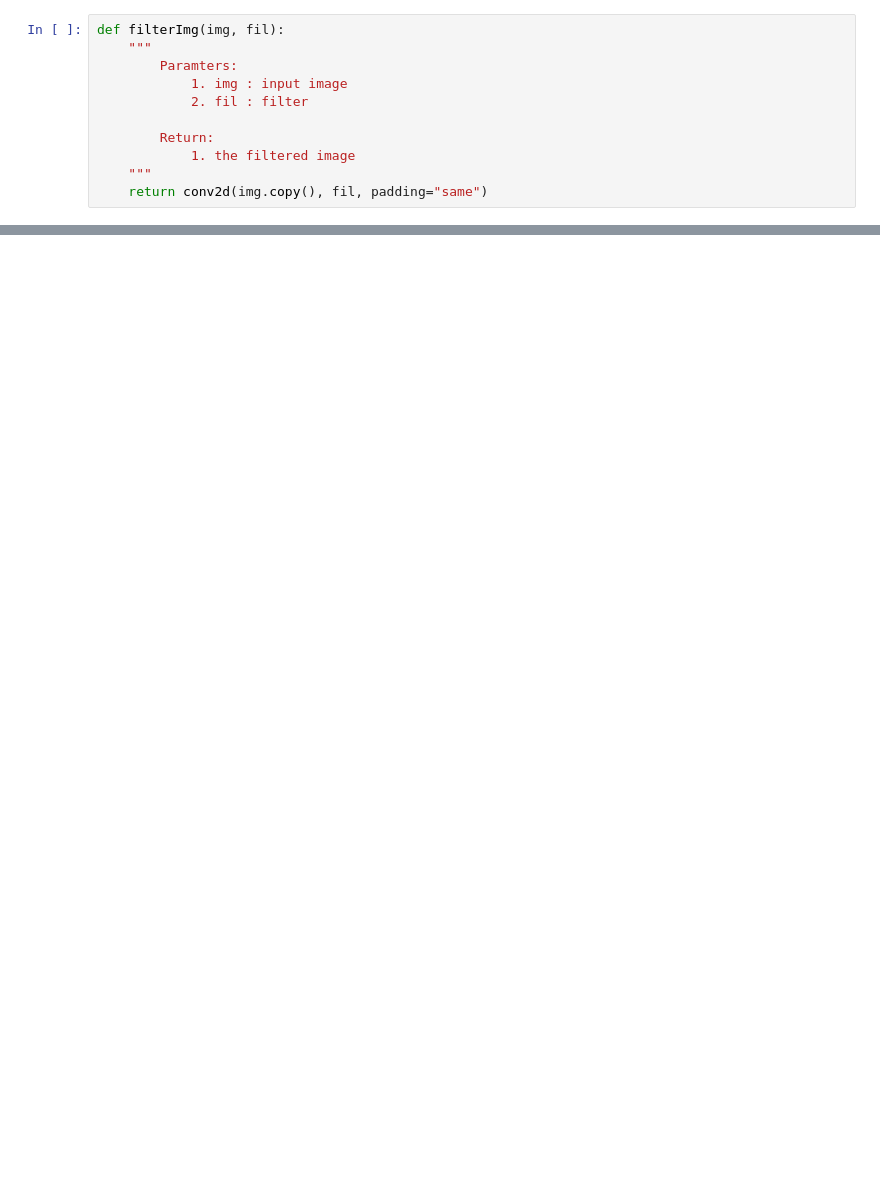
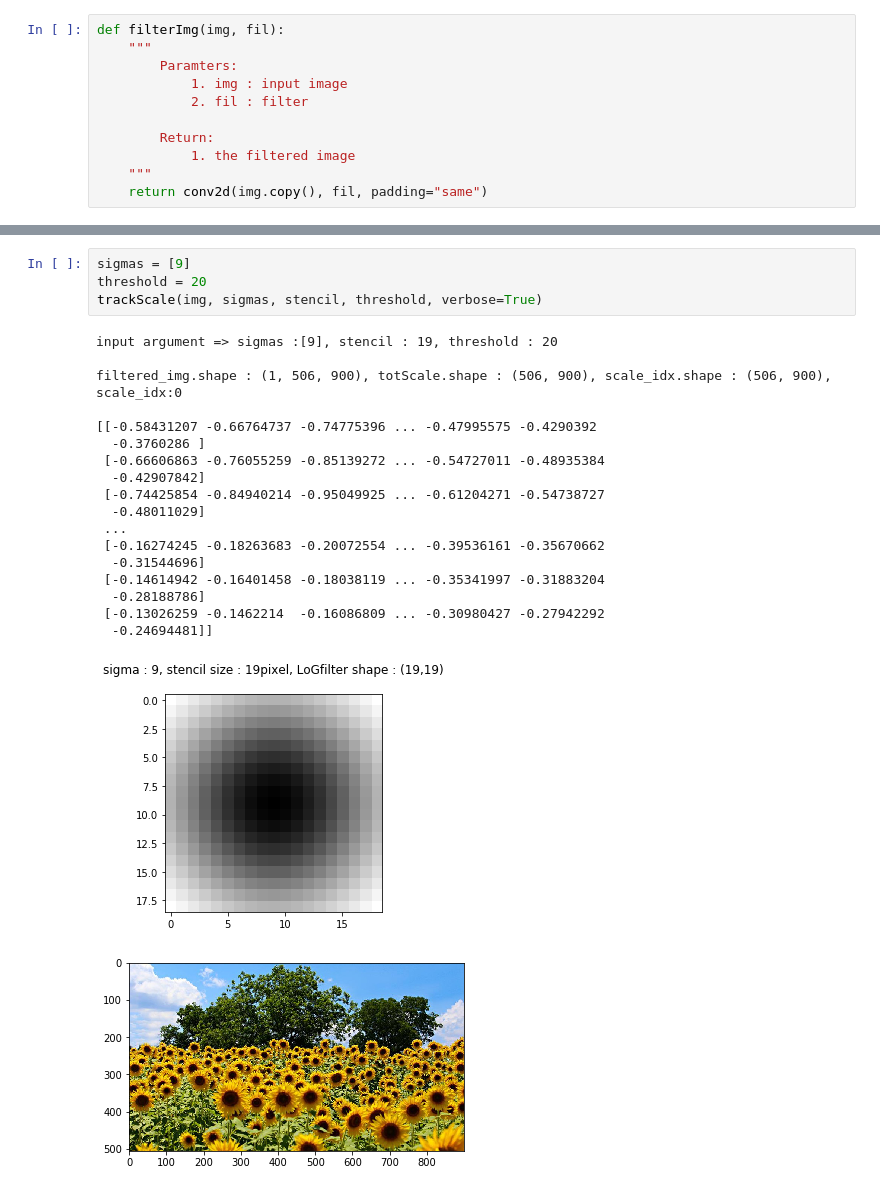
Before and after one commit to happyhyowon/assignment, a Jupyter notebook: vision/assignment2/logscale2.ipynb, the cells around one changed output, grey strips where cells are left out. Drawn from its saved outputs; the diff is of its cells as text; blank space fills up the shorter version.

```diff
--- a/vision/assignment2/logscale2.ipynb
+++ b/vision/assignment2/logscale2.ipynb
@@ -153,0 +170,24 @@ trackScale(img, sigmas, stencil, threshold)
+# %%
+sigmas = [9]
+threshold = 20
+trackScale(img, sigmas, stencil, threshold, verbose=True)
+# %% [output]
+input argument => sigmas :[9], stencil : 19, threshold : 20
+
+filtered_img.shape : (1, 506, 900), totScale.shape : (506, 900), scale_idx.shape : (506, 900), scale_idx:0
+
+[[-0.58431207 -0.66764737 -0.74775396 ... -0.47995575 -0.4290392
+  -0.3760286 ]
+ [-0.66606863 -0.76055259 -0.85139272 ... -0.54727011 -0.48935384
+  -0.42907842]
+ [-0.74425854 -0.84940214 -0.95049925 ... -0.61204271 -0.54738727
+  -0.48011029]
+ ...
+ [-0.16274245 -0.18263683 -0.20072554 ... -0.39536161 -0.35670662
+  -0.31544696]
+ [-0.14614942 -0.16401458 -0.18038119 ... -0.35341997 -0.31883204
+  -0.28188786]
+ [-0.13026259 -0.1462214  -0.16086809 ... -0.30980427 -0.27942292
+  -0.24694481]]
+[figure, added]
+[figure, added]
```
Also changed, not shown: parts of 7 cells of this notebook.
